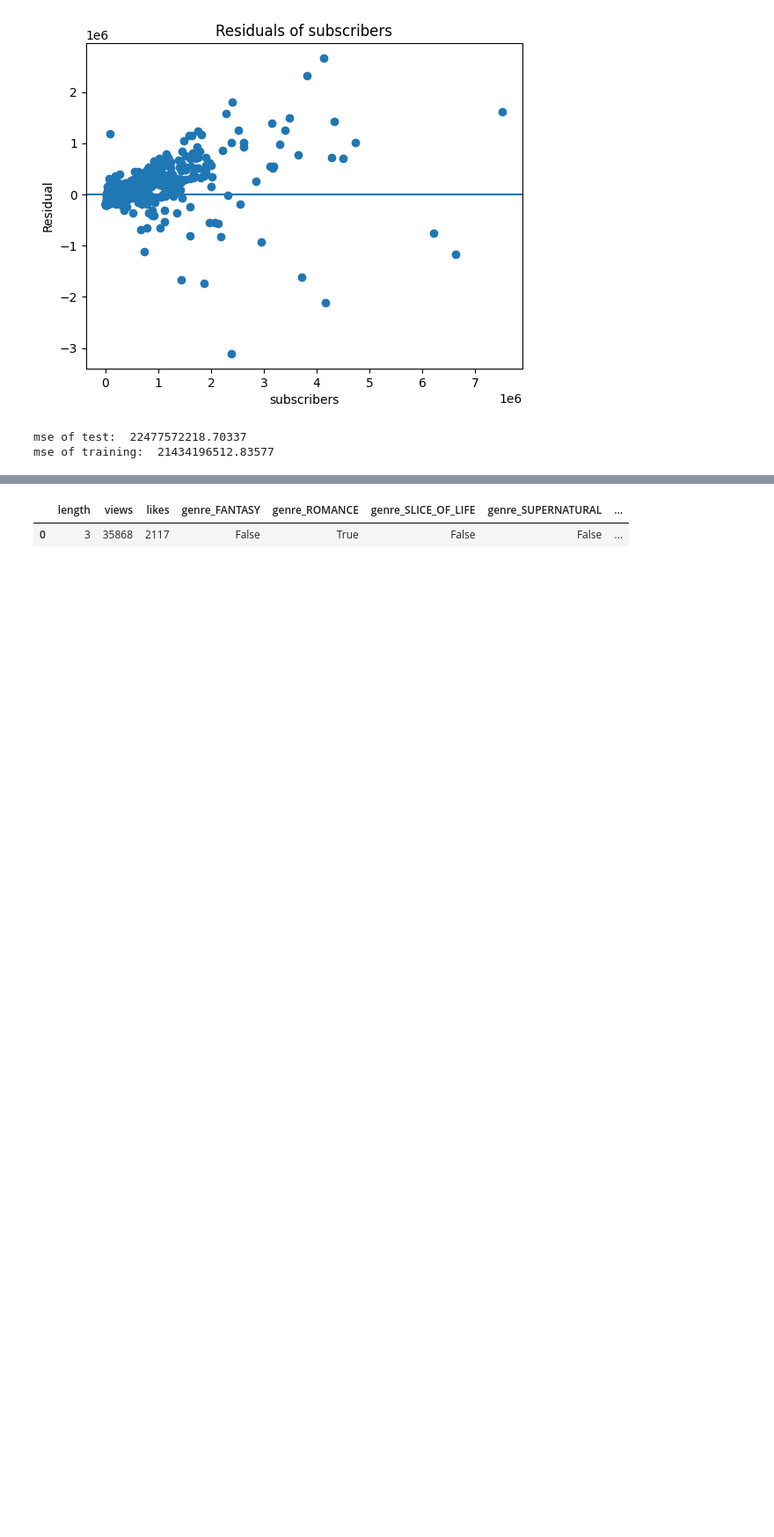
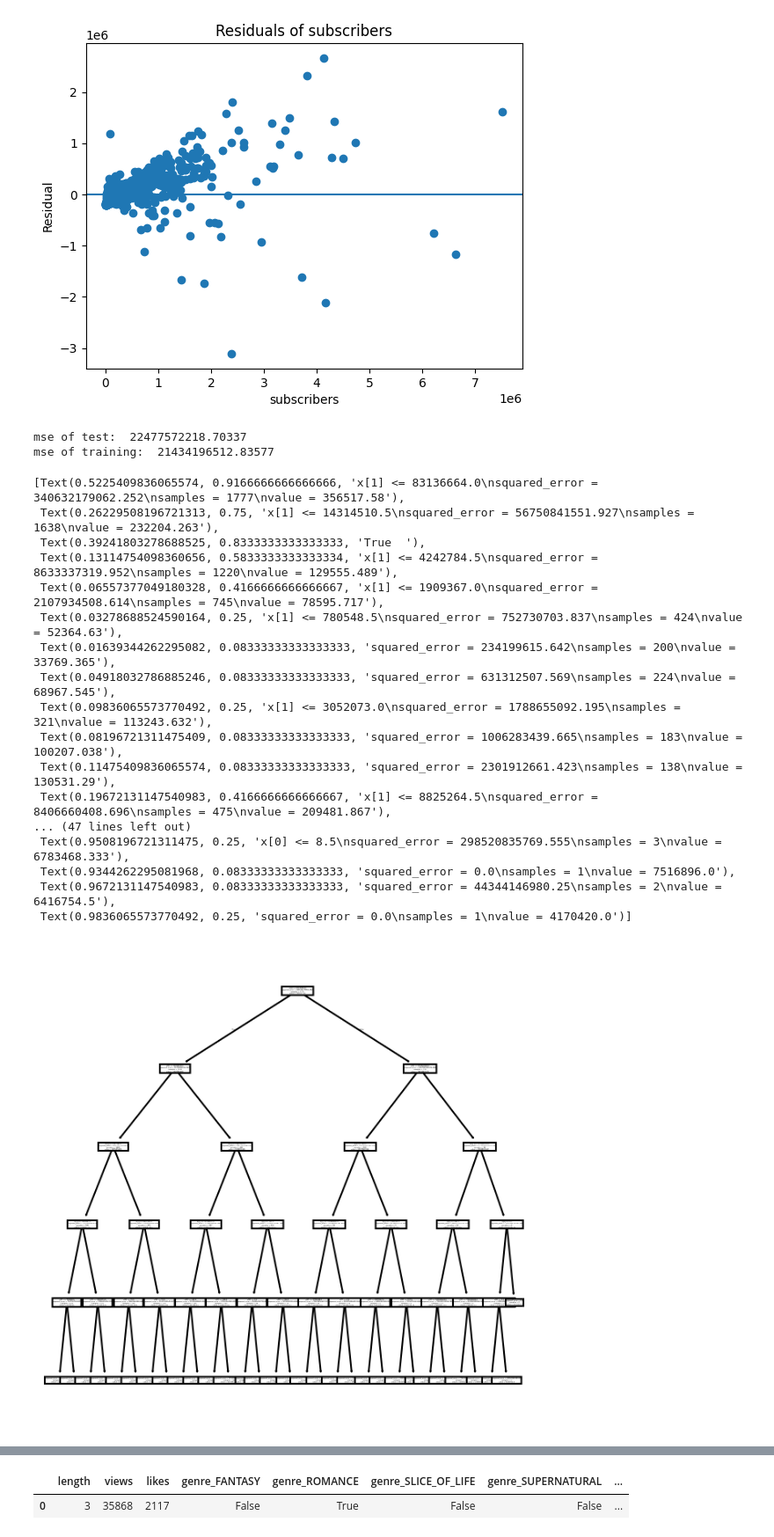
Before and after one commit to xhesikam/WebtoonDataProject, a Jupyter notebook: Project.ipynb, the cells around one changed output, grey strips where cells are left out. Shown at 88% size. Cells and saved outputs as stored; diff of their text form; code cells hidden in the pictures; blank space fills up the shorter version.

```diff
--- a/Project.ipynb
+++ b/Project.ipynb
@@ -342,11 +343,32 @@ x_train, x_test, y_train, y_test = train_test_split(x, y, test_size=0.2, random_
 # %%
 p5test = tree_model5.predict(x_test)
 print("mse of test: ", mean_squared_error(p5test, y_test))
 p5train = tree_model5.predict(x_train)
 print("mse of training: ",mean_squared_error(p5train, y_train))
+from sklearn.tree import plot_tree
+fig, axes = plt.subplots(nrows = 1,ncols = 1,figsize = (5,5), dpi=300)
+plot_tree(tree_model5)
 # %% [output]
 mse of test:  22477572218.70337
 mse of training:  21434196512.83577
+[Text(0.5225409836065574, 0.9166666666666666, 'x[1] <= 83136664.0\nsquared_error = 340632179062.252\nsamples = 1777\nvalue = 356517.58'),
+ Text(0.26229508196721313, 0.75, 'x[1] <= 14314510.5\nsquared_error = 56750841551.927\nsamples = 1638\nvalue = 232204.263'),
+ Text(0.39241803278688525, 0.8333333333333333, 'True  '),
+ Text(0.13114754098360656, 0.5833333333333334, 'x[1] <= 4242784.5\nsquared_error = 8633337319.952\nsamples = 1220\nvalue = 129555.489'),
+ Text(0.06557377049180328, 0.4166666666666667, 'x[1] <= 1909367.0\nsquared_error = 2107934508.614\nsamples = 745\nvalue = 78595.717'),
+ Text(0.03278688524590164, 0.25, 'x[1] <= 780548.5\nsquared_error = 752730703.837\nsamples = 424\nvalue = 52364.63'),
+ Text(0.01639344262295082, 0.08333333333333333, 'squared_error = 234199615.642\nsamples = 200\nvalue = 33769.365'),
+ Text(0.04918032786885246, 0.08333333333333333, 'squared_error = 631312507.569\nsamples = 224\nvalue = 68967.545'),
+ Text(0.09836065573770492, 0.25, 'x[1] <= 3052073.0\nsquared_error = 1788655092.195\nsamples = 321\nvalue = 113243.632'),
+ Text(0.08196721311475409, 0.08333333333333333, 'squared_error = 1006283439.665\nsamples = 183\nvalue = 100207.038'),
+ Text(0.11475409836065574, 0.08333333333333333, 'squared_error = 2301912661.423\nsamples = 138\nvalue = 130531.29'),
+ Text(0.19672131147540983, 0.4166666666666667, 'x[1] <= 8825264.5\nsquared_error = 8406660408.696\nsamples = 475\nvalue = 209481.867'),
+... (47 lines left out)
+ Text(0.9508196721311475, 0.25, 'x[0] <= 8.5\nsquared_error = 298520835769.555\nsamples = 3\nvalue = 6783468.333'),
+ Text(0.9344262295081968, 0.08333333333333333, 'squared_error = 0.0\nsamples = 1\nvalue = 7516896.0'),
+ Text(0.9672131147540983, 0.08333333333333333, 'squared_error = 44344146980.25\nsamples = 2\nvalue = 6416754.5'),
+ Text(0.9836065573770492, 0.25, 'squared_error = 0.0\nsamples = 1\nvalue = 4170420.0')]
+[figure, added]
 # %%
 tree_model3 = DecisionTreeRegressor(max_depth = 3)
 tree_model3.fit(x, y)
```
Also changed, not shown: parts of 7 cells of this notebook.
